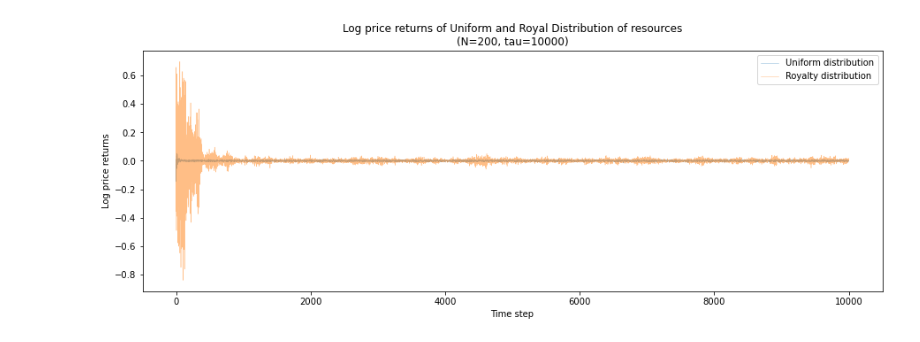
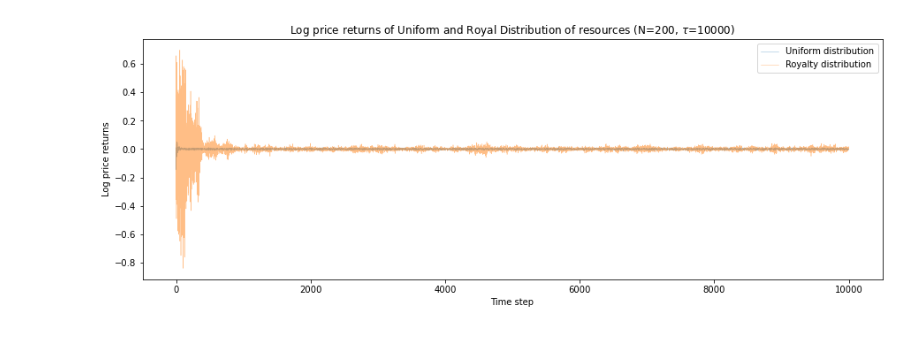
Before and after one commit to rodrigoReyrios/GenoaMarketSimulation, a Jupyter notebook: MarketSim.ipynb, the cells around one changed output. Cells and saved outputs as stored; diff of their text form; code cells hidden in the pictures.

```diff
--- a/MarketSim.ipynb
+++ b/MarketSim.ipynb
@@ -32,18 +36,18 @@ basic_prices, royal_prices = np.array(genoa_basic.prices), np.array(genoa_royal.
 log_price_returns = lambda array : np.log(array[1:]/array[:-1])
 # %%
 fig, axs = plt.subplots(figsize=(15,5))
-axs.set_title(f"Log price returns of Uniform and Royal Distribution of resources\n(N={N}, tau={tau})")
+axs.set_title(rf"Log price returns of Uniform and Royal Distribution of resources (N={N}, $\tau$={tau})")
 
 #plot the two series
 axs.plot(log_price_returns(basic_prices),label="Uniform distribution",linewidth=0.5,alpha=0.5)
 axs.plot(log_price_returns(royal_prices),label="Royalty distribution",linewidth=0.5,alpha=0.5)
 
 #axs.set_xlim((1,10000))
 #axs.set_ylim((-0.15,0.15))
 axs.set_ylabel("Log price returns")
 axs.set_xlabel("Time step")
 axs.legend()
 plt.savefig("pics/log_price_returns.png")
 plt.show()
 # %% [output]
-[figure, old version]
+[figure, new version]
```
Also changed, not shown: parts of 3 cells of this notebook, 10 other files.
